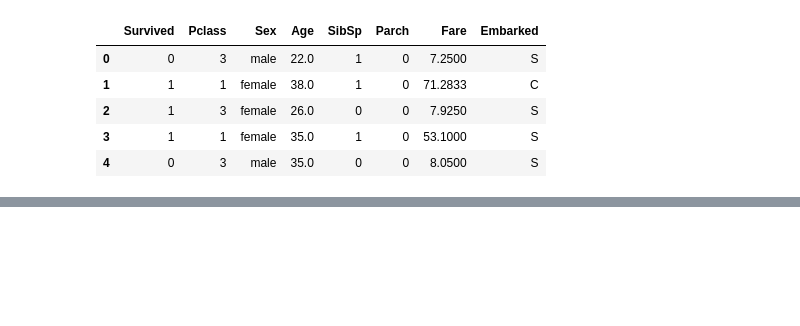
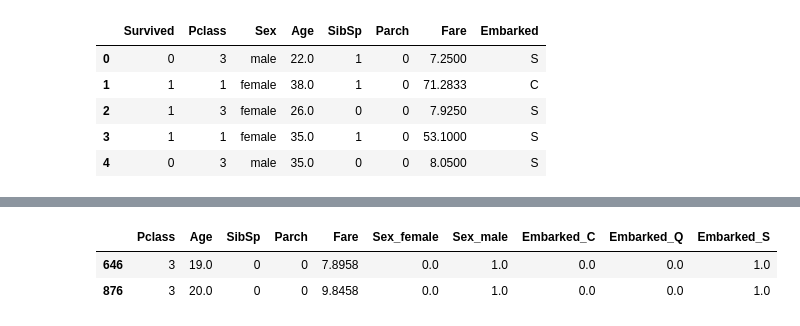
Before and after one commit to Jeetpatel-20/Machine-Learning, a Jupyter notebook: titanic_without_pipeline.ipynb, the cells around one changed output, grey strips where cells are left out. Saved outputs shown, nothing was run; the diff lists cells and outputs as text; code cells hidden in the pictures; blank space fills up the shorter version.

```diff
--- a/titanic_without_pipeline.ipynb
+++ b/titanic_without_pipeline.ipynb
@@ -32,0 +183,6 @@ df.head()
+# %%
+x_test.head(2)
+# %% [output]
+|  | Pclass | Age | SibSp | Parch | Fare | Sex_female | Sex_male | Embarked_C | Embarked_Q | Embarked_S |
+| 646 | 3 | 19.0 | 0 | 0 | 7.8958 | 0.0 | 1.0 | 0.0 | 0.0 | 1.0 |
+| 876 | 3 | 20.0 | 0 | 0 | 9.8458 | 0.0 | 1.0 | 0.0 | 0.0 | 1.0 |
```
Also changed, not shown: parts of 25 cells of this notebook.
